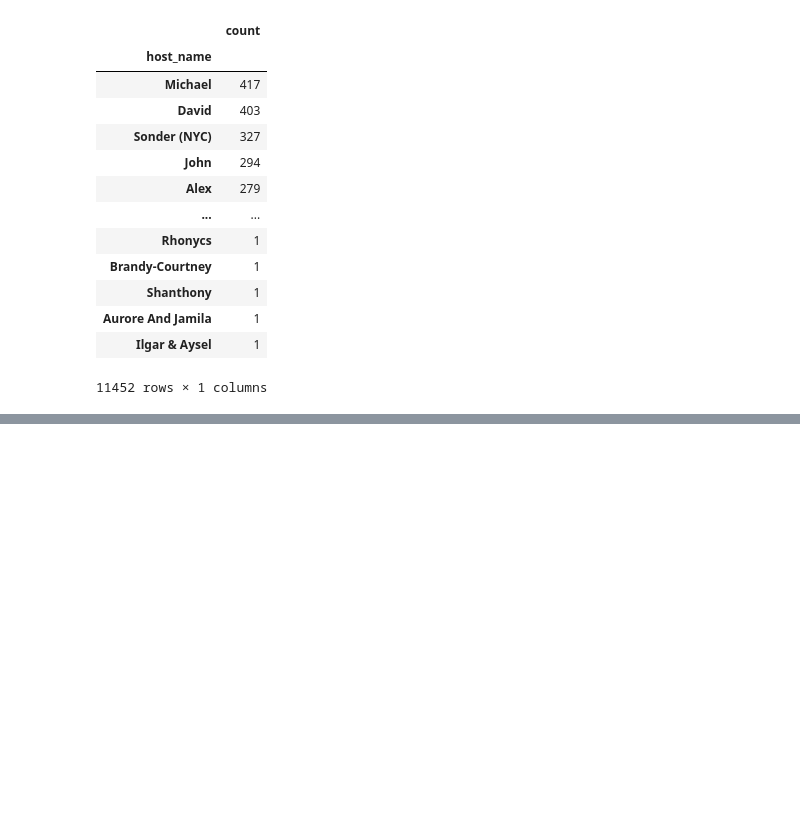
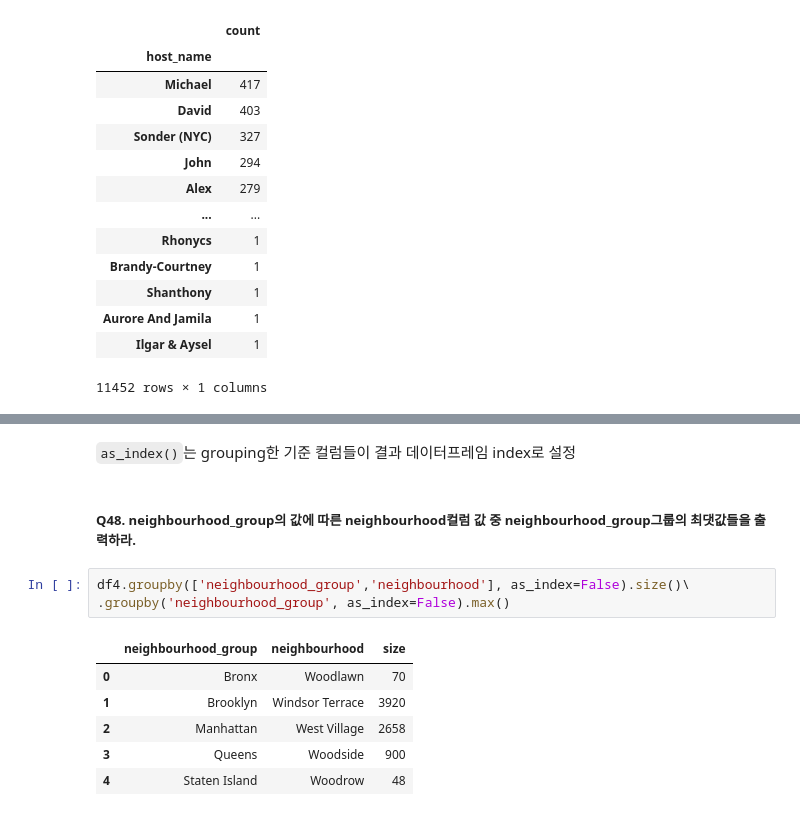
Before and after one commit to joajoa0417/data-analysis, a Jupyter notebook: bigdata/data_preprocessing/data_preprocessing.ipynb, the cells around one changed output, grey strips where cells are left out. Cells and saved outputs as stored; diff of their text form; blank space fills up the shorter version.

```diff
--- a/bigdata/data_preprocessing/data_preprocessing.ipynb
+++ b/bigdata/data_preprocessing/data_preprocessing.ipynb
@@ -714,0 +751,14 @@ pd.DataFrame(df4['host_name'].value_counts())
+# %% [markdown]
+`as_index()`는 grouping한 기준 컬럼들이 결과 데이터프레임 index로 설정
+# %% [markdown]
+##### Q48. neighbourhood_group의 값에 따른 neighbourhood컬럼 값 중 neighbourhood_group그룹의 최댓값들을 출력하라.
+# %%
+df4.groupby(['neighbourhood_group','neighbourhood'], as_index=False).size()\
+.groupby('neighbourhood_group', as_index=False).max()
+# %% [output]
+|  | neighbourhood_group | neighbourhood | size |
+| 0 | Bronx | Woodlawn | 70 |
+| 1 | Brooklyn | Windsor Terrace | 3920 |
+| 2 | Manhattan | West Village | 2658 |
+| 3 | Queens | Woodside | 900 |
+| 4 | Staten Island | Woodrow | 48 |
```
Also changed, not shown: parts of 5 cells of this notebook.
